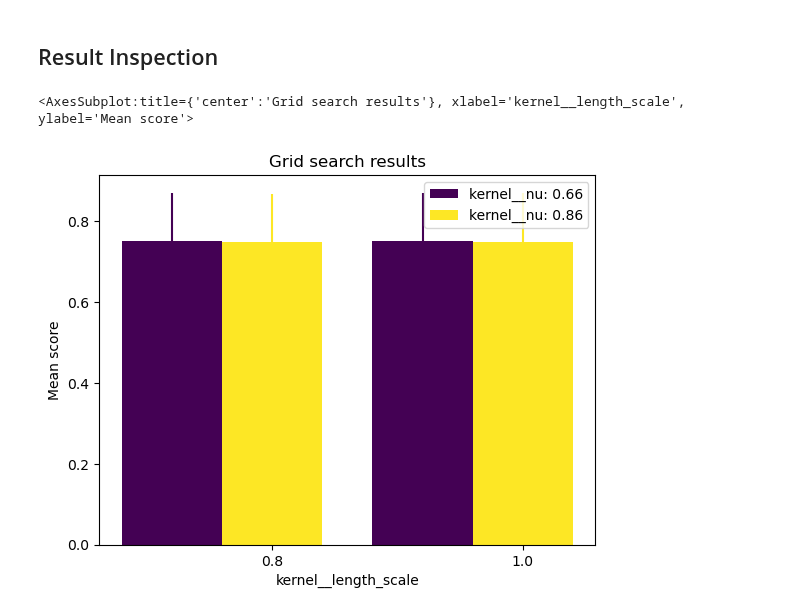
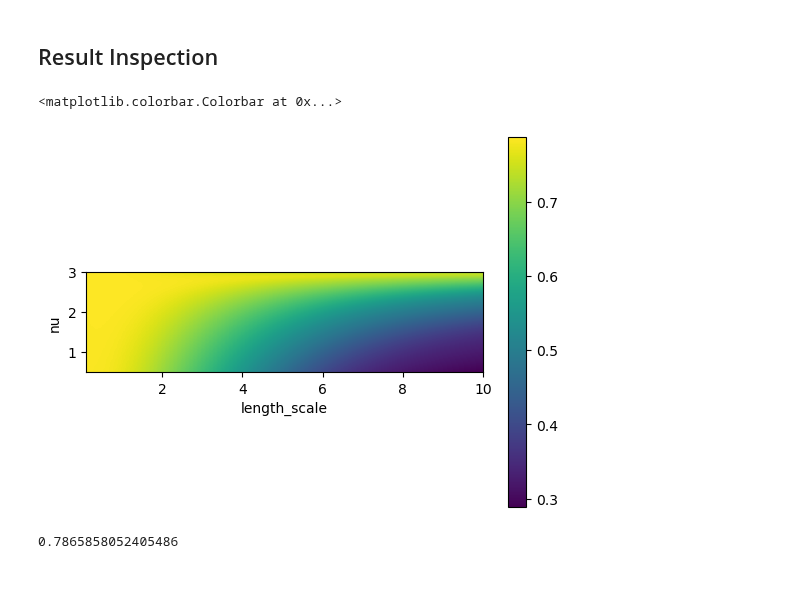
Before and after one commit to yubinhu/Venus-Exploration, a Jupyter notebook: Scripts/GRonDatav2.0.ipynb, the cells around one changed output. Saved outputs shown, nothing was run; the diff lists cells and outputs as text; code cells hidden in the pictures; blank space fills up the shorter version.

```diff
--- a/Scripts/GRonDatav2.0.ipynb
+++ b/Scripts/GRonDatav2.0.ipynb
@@ -91,10 +97,17 @@ with open("../Results/gs_clf.dump" , "wb") as f:
 # %% [markdown]
 ## Result Inspection
 # %%
-with open("../Results/gs_clf.dump" , "rb") as f:
+with open("../Results/gs_clf_trial3.dump" , "rb") as f:
     clf_loaded = pickle.load(f)
+results = clf_loaded.cv_results_['mean_test_score'].reshape((100, 100))
+im = plt.imshow(results, extent=(0.1,10,0.5,3))
+plt.xlabel("length_scale")
+plt.ylabel("nu")
+plt.colorbar(im)
+# %% [output]
+<matplotlib.colorbar.Colorbar at 0x...>
+[figure, added]
 # %%
-plot.grid_search(clf_loaded.cv_results_, change='kernel__length_scale', kind='bar')
+results.max()
 # %% [output]
-<AxesSubplot:title={'center':'Grid search results'}, xlabel='kernel__length_scale', ylabel='Mean score'>
+0.7865858052405486
-[figure, removed]
```
Also changed, not shown: parts of 6 cells of this notebook, 7 other files.
